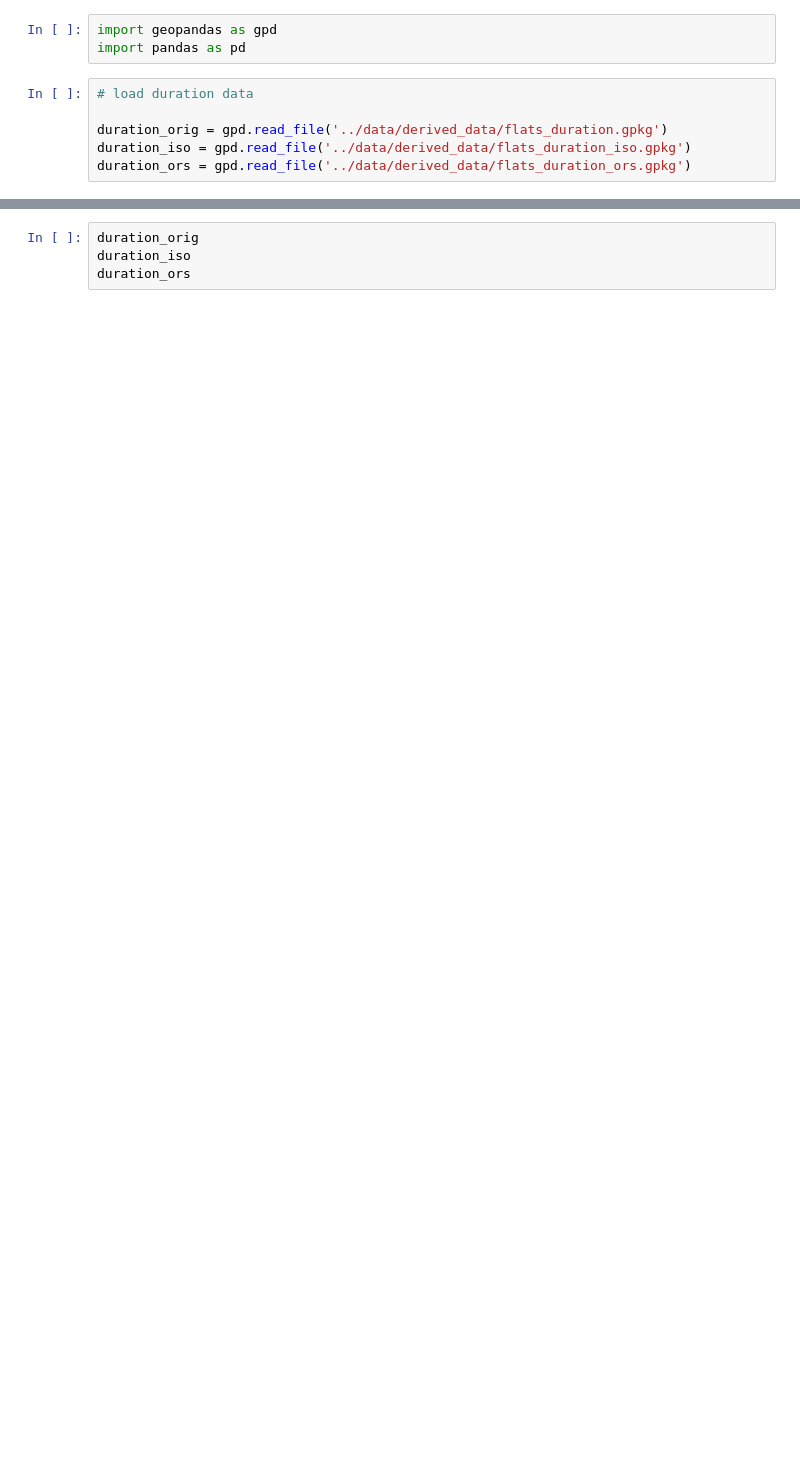
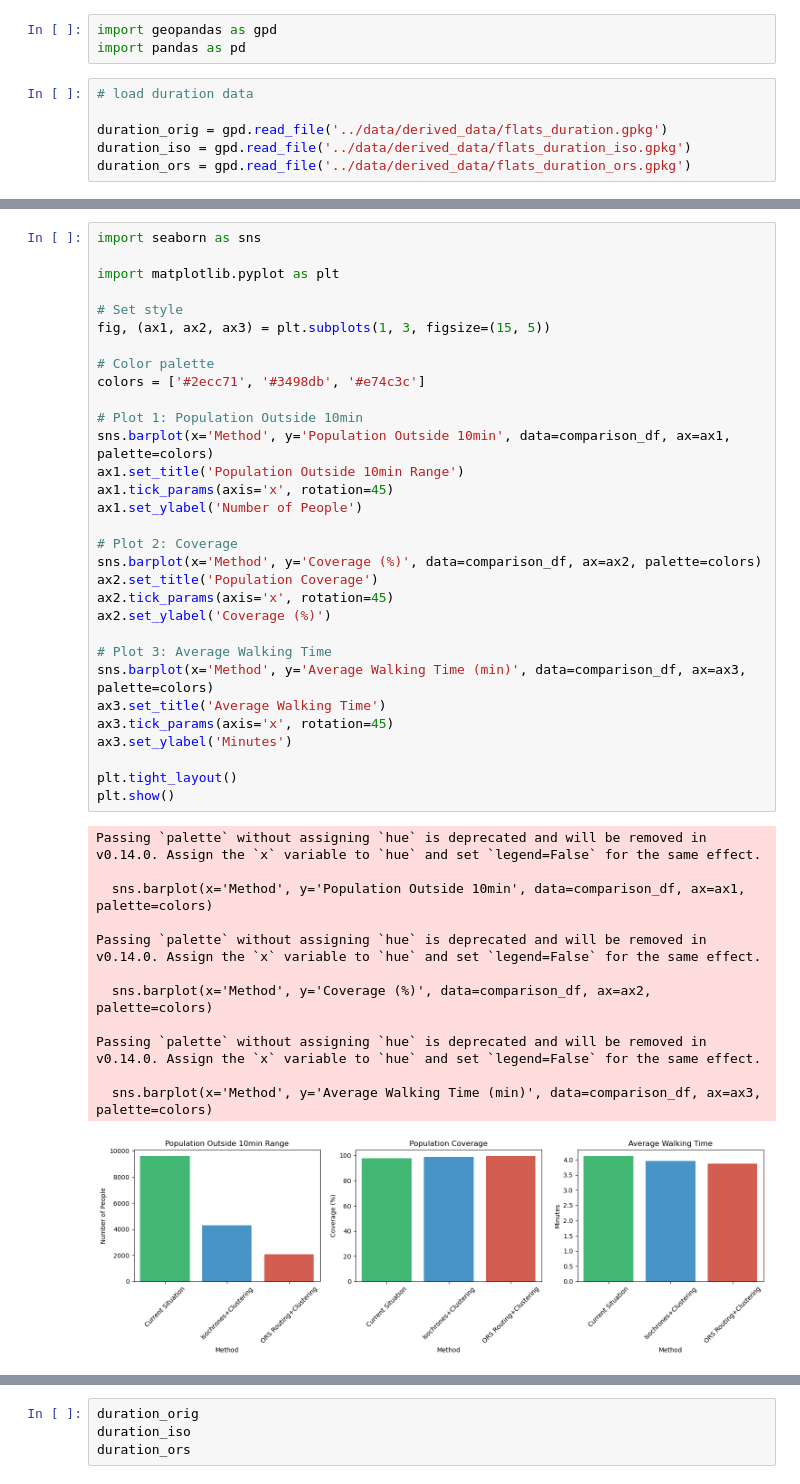
Before and after one commit to Global-Health-Engineering/recycling-network-optimization, a Jupyter notebook: scripts/method_analysis.ipynb, the cells around one changed output, grey strips where cells are left out. Saved outputs shown, nothing was run; the diff lists cells and outputs as text; blank space fills up the shorter version.

```diff
--- a/scripts/method_analysis.ipynb
+++ b/scripts/method_analysis.ipynb
@@ -73,3 +142,47 @@ plt.savefig('../data/plots/method_comparison.png', dpi=400, bbox_inches='tight')
 
 plt.tight_layout()
 plt.show()
+# %%
+import seaborn as sns
+
+import matplotlib.pyplot as plt
+
+# Set style
+fig, (ax1, ax2, ax3) = plt.subplots(1, 3, figsize=(15, 5))
+
+# Color palette
+colors = ['#2ecc71', '#3498db', '#e74c3c']
+
+# Plot 1: Population Outside 10min
+sns.barplot(x='Method', y='Population Outside 10min', data=comparison_df, ax=ax1, palette=colors)
+ax1.set_title('Population Outside 10min Range')
+ax1.tick_params(axis='x', rotation=45)
+ax1.set_ylabel('Number of People')
+
+# Plot 2: Coverage
+sns.barplot(x='Method', y='Coverage (%)', data=comparison_df, ax=ax2, palette=colors)
+ax2.set_title('Population Coverage')
+ax2.tick_params(axis='x', rotation=45)
+ax2.set_ylabel('Coverage (%)')
+
+# Plot 3: Average Walking Time
+sns.barplot(x='Method', y='Average Walking Time (min)', data=comparison_df, ax=ax3, palette=colors)
+ax3.set_title('Average Walking Time')
+ax3.tick_params(axis='x', rotation=45)
+ax3.set_ylabel('Minutes')
+
+plt.tight_layout()
+plt.show()
+# %% [output]
+Passing `palette` without assigning `hue` is deprecated and will be removed in v0.14.0. Assign the `x` variable to `hue` and set `legend=False` for the same effect.
+
+  sns.barplot(x='Method', y='Population Outside 10min', data=comparison_df, ax=ax1, palette=colors)
+
+Passing `palette` without assigning `hue` is deprecated and will be removed in v0.14.0. Assign the `x` variable to `hue` and set `legend=False` for the same effect.
+
+  sns.barplot(x='Method', y='Coverage (%)', data=comparison_df, ax=ax2, palette=colors)
+
+Passing `palette` without assigning `hue` is deprecated and will be removed in v0.14.0. Assign the `x` variable to `hue` and set `legend=False` for the same effect.
+
+  sns.barplot(x='Method', y='Average Walking Time (min)', data=comparison_df, ax=ax3, palette=colors)
+[figure, added]
```
Also changed, not shown: parts of 5 cells of this notebook.
